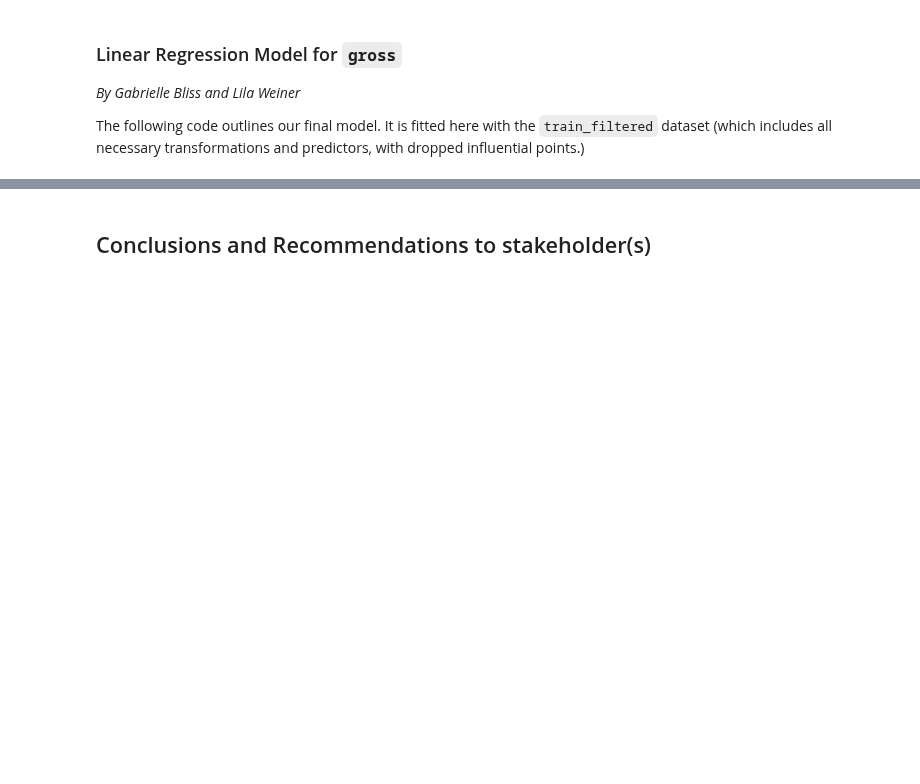
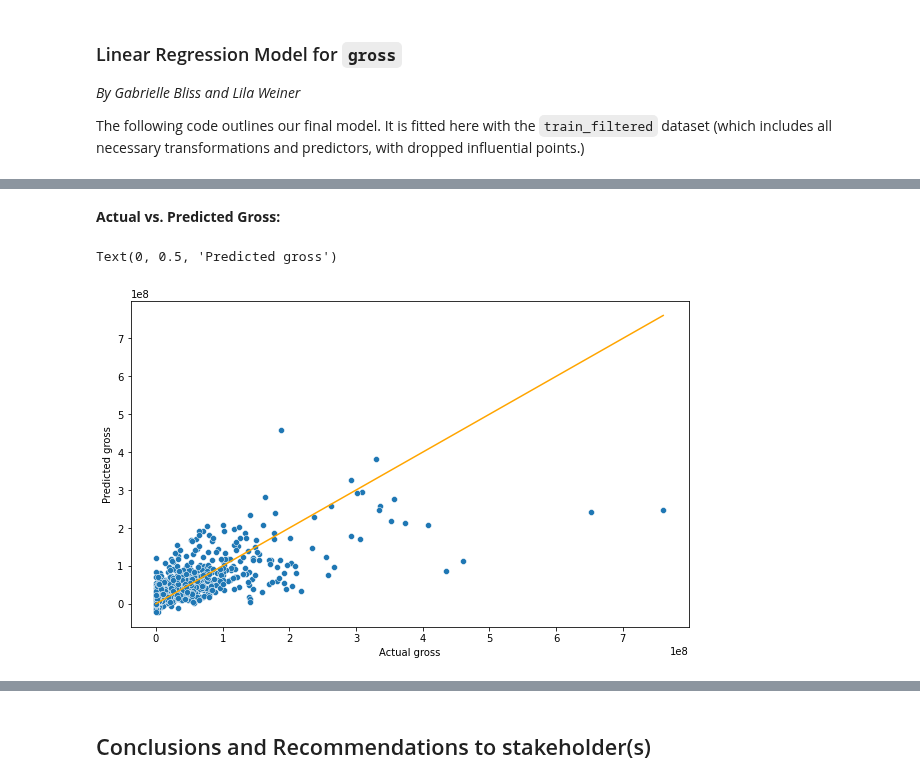
Before and after one commit to kennyeon/Too-Pullz-Project, a Jupyter notebook: Project Code Template.ipynb, the cells around one changed output, grey strips where cells are left out. Cells and saved outputs as stored; diff of their text form; code cells hidden in the pictures; blank space fills up the shorter version.

Commit message:
Updates to Project Code and Report
adding plots for the final model, and eda visualizations

```diff
--- a/Project Code Template.ipynb
+++ b/Project Code Template.ipynb
@@ -1071,3 +1071,14 @@ Notes:
 [1] Standard Errors assume that the covariance matrix of the errors is correctly specified.
 [2] The condition number is large, 3.02e+11. This might indicate that there are
 strong multicollinearity or other numerical problems.
+# %% [markdown]
+**Actual vs. Predicted Gross:**
+# %%
+predictions = model.predict(test)
+sns.scatterplot(x = test.gross, y = predictions)
+sns.lineplot(x = [0,test.gross.max()], y = [0,test.gross.max()],color='orange') #Plotting the line x = y.
+plt.xlabel('Actual gross')
+plt.ylabel('Predicted gross')
+# %% [output]
+Text(0, 0.5, 'Predicted gross')
+[figure, added]
```
Also changed, not shown: parts of 15 cells of this notebook, 1 other file.
